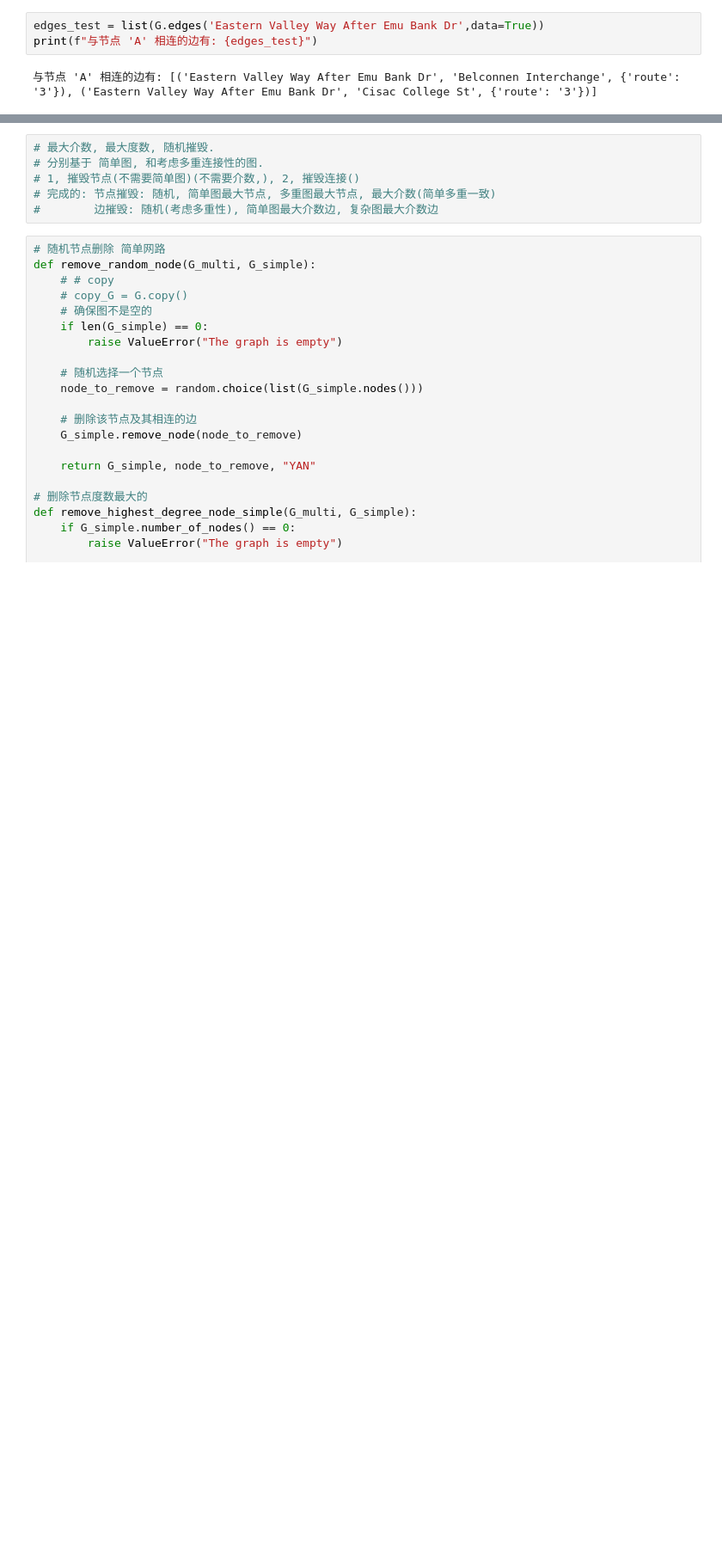
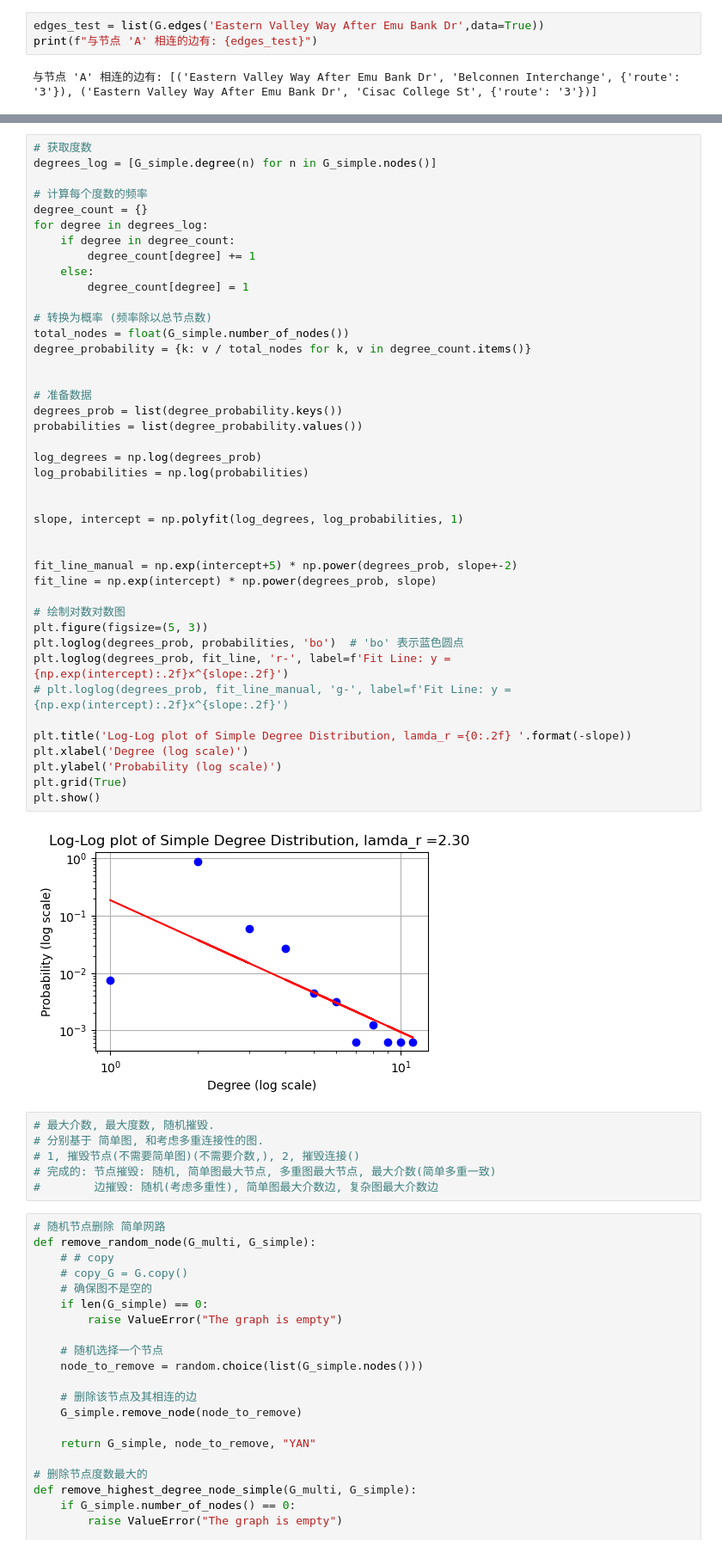
Before and after one commit to EmberNed/CBR-Robustness-study, a Jupyter notebook: grab_stops.ipynb, the cells around one changed output, grey strips where cells are left out. Shown at 86% size. Cells and saved outputs as stored; diff of their text form; blank space fills up the shorter version.

```diff
--- a/grab_stops.ipynb
+++ b/grab_stops.ipynb
@@ -618,3 +617,47 @@ plt.show()
+# %%
+# 获取度数
+degrees_log = [G_simple.degree(n) for n in G_simple.nodes()]
+
+# 计算每个度数的频率
+degree_count = {}
+for degree in degrees_log:
+    if degree in degree_count:
+        degree_count[degree] += 1
+    else:
+        degree_count[degree] = 1
+
+# 转换为概率 (频率除以总节点数)
+total_nodes = float(G_simple.number_of_nodes())
+degree_probability = {k: v / total_nodes for k, v in degree_count.items()}
+
+
+# 准备数据
+degrees_prob = list(degree_probability.keys())
+probabilities = list(degree_probability.values())
+
+log_degrees = np.log(degrees_prob)
+log_probabilities = np.log(probabilities)
+
+
+slope, intercept = np.polyfit(log_degrees, log_probabilities, 1)
+
+
+fit_line_manual = np.exp(intercept+5) * np.power(degrees_prob, slope+-2)
+fit_line = np.exp(intercept) * np.power(degrees_prob, slope)
+
+# 绘制对数对数图
+plt.figure(figsize=(5, 3))
+plt.loglog(degrees_prob, probabilities, 'bo')  # 'bo' 表示蓝色圆点
+plt.loglog(degrees_prob, fit_line, 'r-', label=f'Fit Line: y = {np.exp(intercept):.2f}x^{slope:.2f}')
+# plt.loglog(degrees_prob, fit_line_manual, 'g-', label=f'Fit Line: y = {np.exp(intercept):.2f}x^{slope:.2f}')
+
+plt.title('Log-Log plot of Simple Degree Distribution, lamda_r ={0:.2f} '.format(-slope))
+plt.xlabel('Degree (log scale)')
+plt.ylabel('Probability (log scale)')
+plt.grid(True)
+plt.show()
+# %% [output]
+[figure, added]
 # %%
 # 最大介数, 最大度数, 随机摧毁.
 # 分别基于 简单图, 和考虑多重连接性的图.
```
Also changed, not shown: parts of 15 cells of this notebook, 2 other files.
